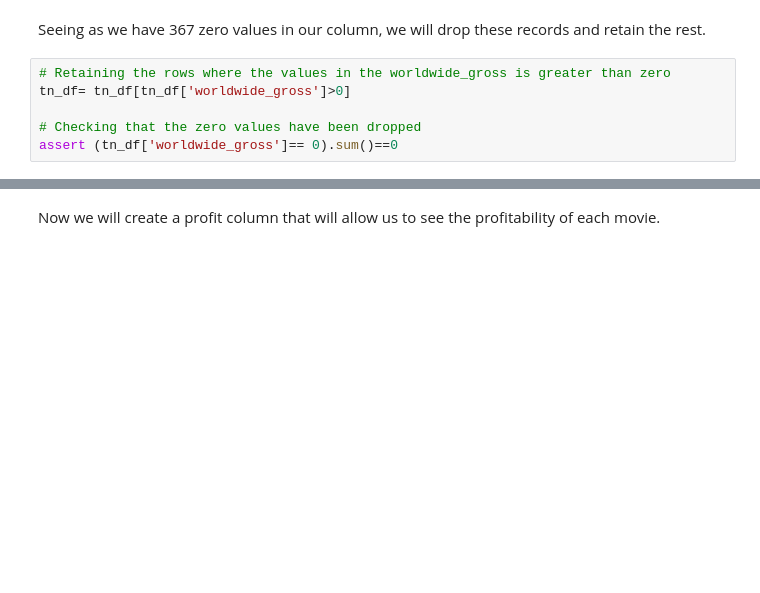
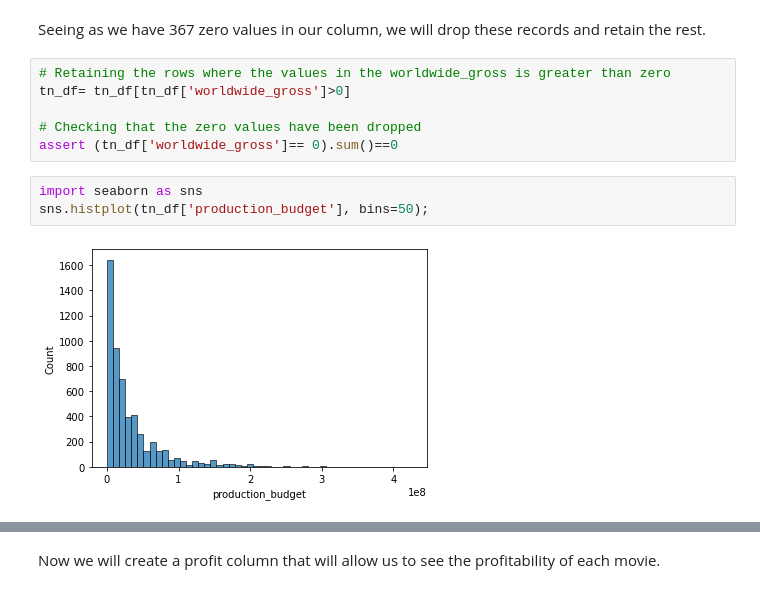
Before and after one commit to Julie97-wb/group6, a Jupyter notebook: main.ipynb, the cells around one changed output, grey strips where cells are left out. Drawn from its saved outputs; the diff is of its cells as text; blank space fills up the shorter version.

```diff
--- a/main.ipynb
+++ b/main.ipynb
@@ -150,3 +186,8 @@ tn_df= tn_df[tn_df['worldwide_gross']>0]
 
 # Checking that the zero values have been dropped
 assert (tn_df['worldwide_gross']== 0).sum()==0
+# %%
+import seaborn as sns
+sns.histplot(tn_df['production_budget'], bins=50);
+# %% [output]
+[figure, added]
```
Also changed, not shown: parts of 23 cells of this notebook.
